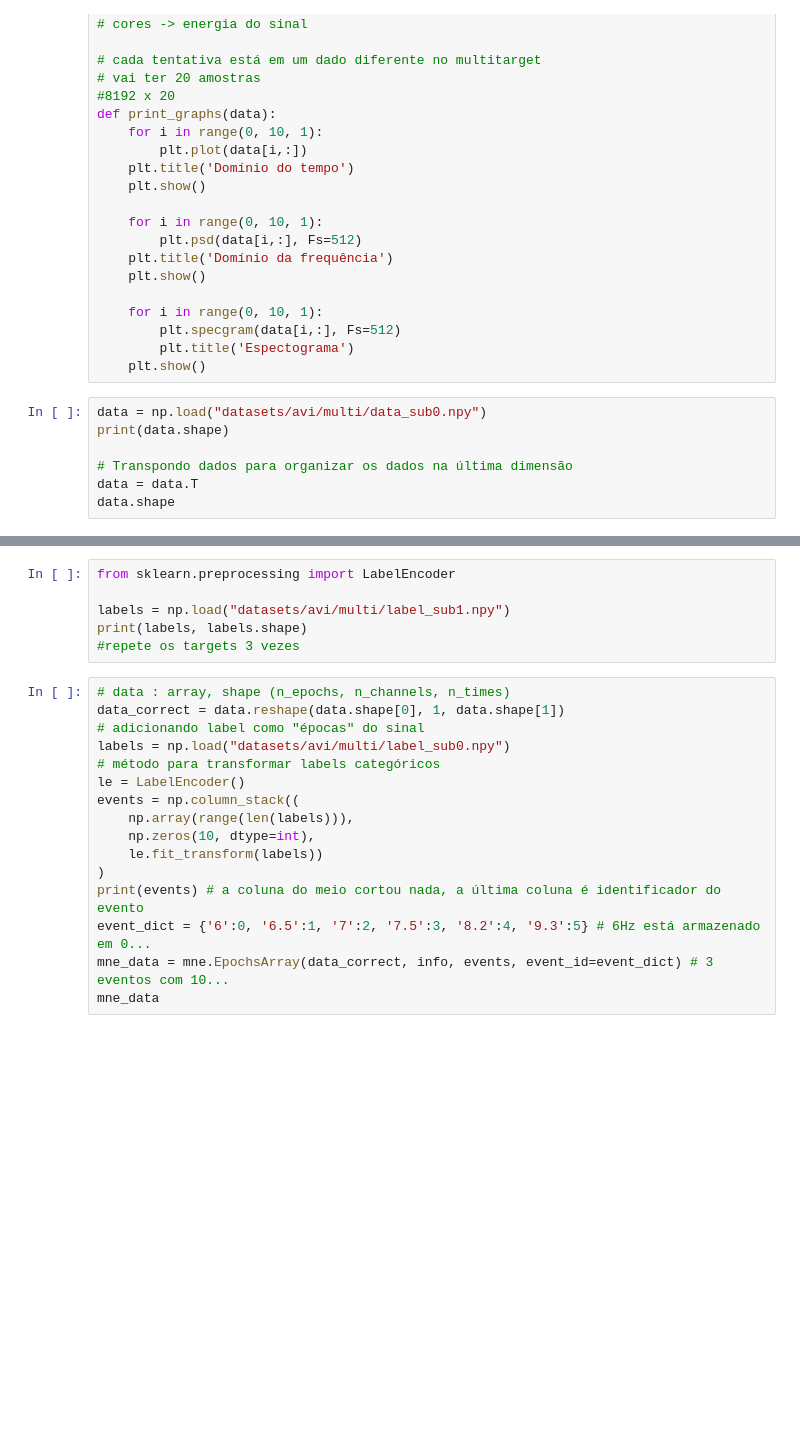
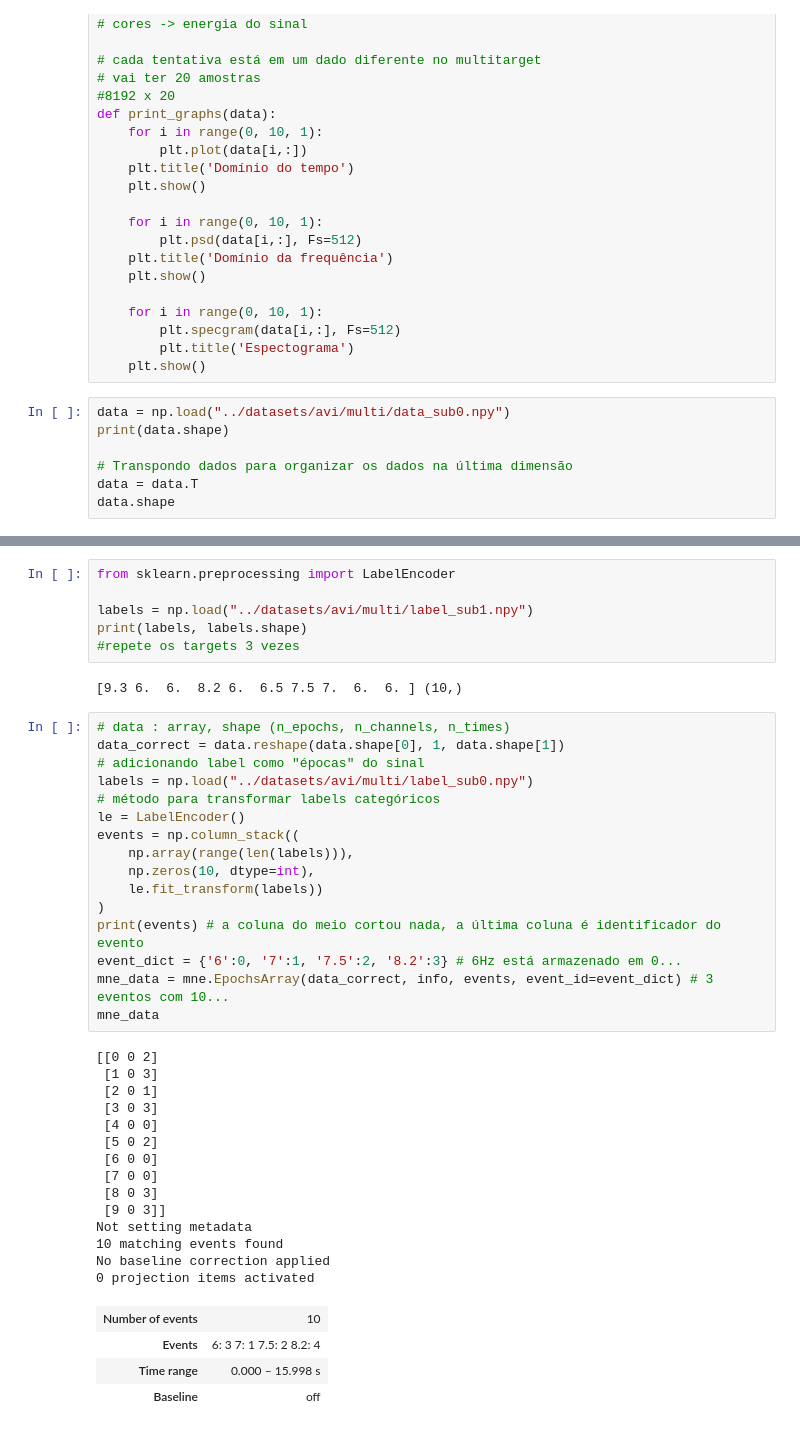
Before and after one commit to anacarlaquallio/reconhecimento_padroes, a Jupyter notebook: SSVEP/preprocessing_multi/preprocessing_multi_sub0.ipynb, the cells around one changed output, grey strips where cells are left out. Cells and saved outputs as stored; diff of their text form; blank space fills up the shorter version.

```diff
--- a/SSVEP/preprocessing_multi/preprocessing_multi_sub0.ipynb
+++ b/SSVEP/preprocessing_multi/preprocessing_multi_sub0.ipynb
@@ -66,7 +64,7 @@ def print_graphs(data):
         plt.title('Espectograma')
     plt.show()
 # %%
-data = np.load("datasets/avi/multi/data_sub0.npy")
+data = np.load("../datasets/avi/multi/data_sub0.npy")
 print(data.shape)
 
 # Transpondo dados para organizar os dados na última dimensão
@@ -88,25 +104,46 @@ info
 # %%
 from sklearn.preprocessing import LabelEncoder
 
-labels = np.load("datasets/avi/multi/label_sub1.npy")
+labels = np.load("../datasets/avi/multi/label_sub1.npy")
 print(labels, labels.shape)
 #repete os targets 3 vezes
+# %% [output]
+[9.3 6.  6.  8.2 6.  6.5 7.5 7.  6.  6. ] (10,)
 # %%
 # data : array, shape (n_epochs, n_channels, n_times)
 data_correct = data.reshape(data.shape[0], 1, data.shape[1])
 # adicionando label como "épocas" do sinal
-labels = np.load("datasets/avi/multi/label_sub0.npy")
+labels = np.load("../datasets/avi/multi/label_sub0.npy")
 # método para transformar labels categóricos
 le = LabelEncoder()
 events = np.column_stack((
     np.array(range(len(labels))),
     np.zeros(10, dtype=int),
     le.fit_transform(labels))
 )
 print(events) # a coluna do meio cortou nada, a última coluna é identificador do evento
-event_dict = {'6':0, '6.5':1, '7':2, '7.5':3, '8.2':4, '9.3':5} # 6Hz está armazenado em 0...
+event_dict = {'6':0, '7':1, '7.5':2, '8.2':3} # 6Hz está armazenado em 0...
 mne_data = mne.EpochsArray(data_correct, info, events, event_id=event_dict) # 3 eventos com 10...
 mne_data
+# %% [output]
+[[0 0 2]
+ [1 0 3]
+ [2 0 1]
+ [3 0 3]
+ [4 0 0]
+ [5 0 2]
+ [6 0 0]
+ [7 0 0]
+ [8 0 3]
+ [9 0 3]]
+Not setting metadata
+10 matching events found
+No baseline correction applied
+0 projection items activated
+| Number of events | 10 |
+| Events | 6: 3 7: 1 7.5: 2 8.2: 4 |
+| Time range | 0.000 – 15.998 s |
+| Baseline | off |
 # %%
 import warnings
 warnings.filterwarnings('ignore')
```
Also changed, not shown: parts of 5 cells of this notebook, 1 other file.
